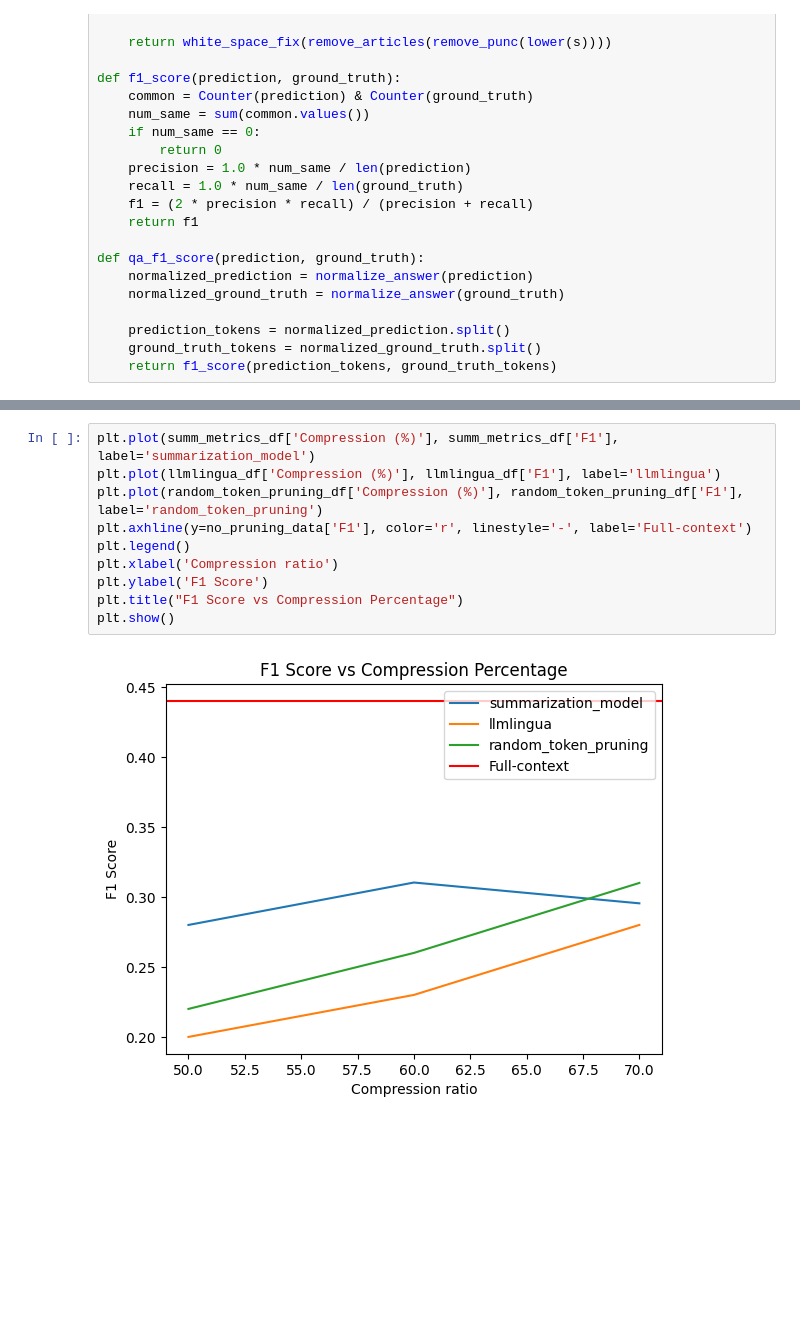
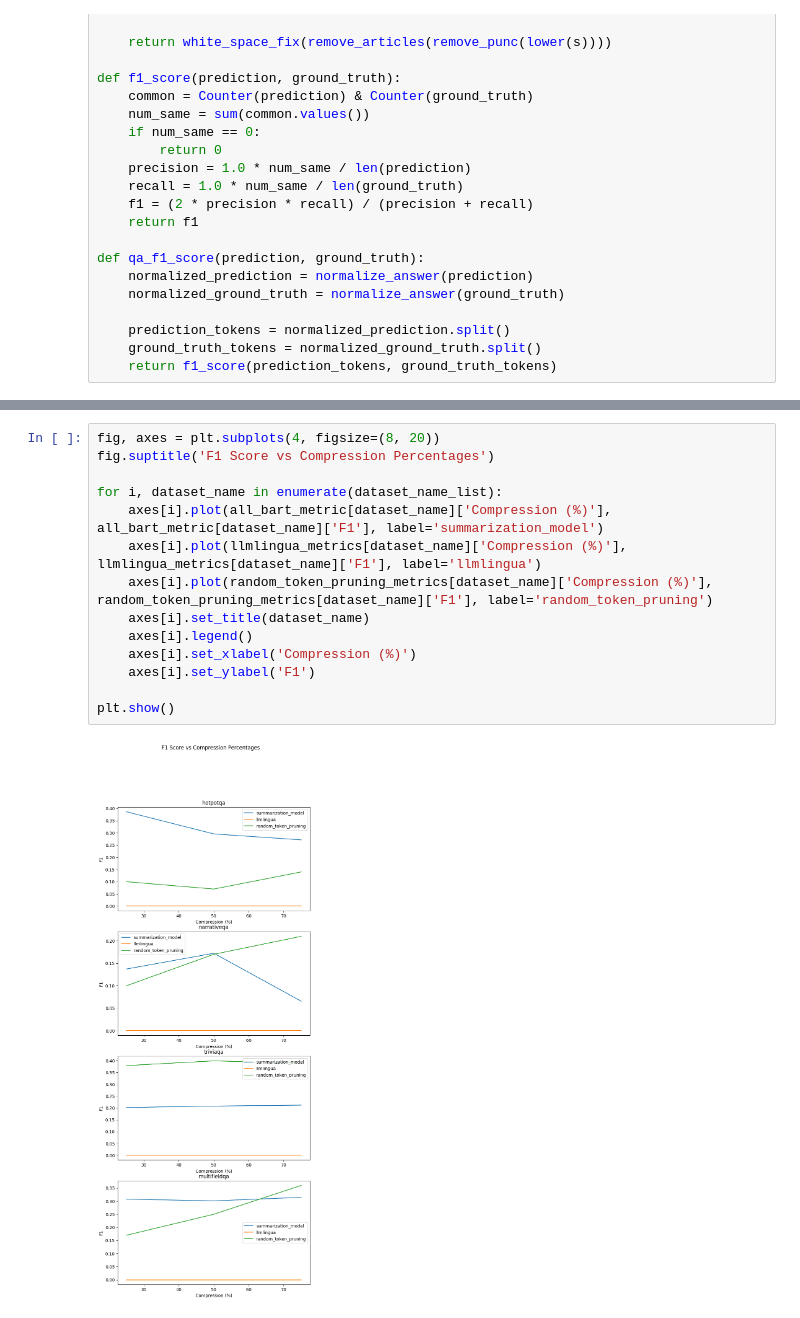
Before and after one commit to glitched-shadeslayer/KV-Cache-using-LLMLingua, a Jupyter notebook: comparing_metrics.ipynb, the cells around one changed output, grey strips where cells are left out. Cells and saved outputs as stored; diff of their text form; blank space fills up the shorter version.

```diff
--- a/comparing_metrics.ipynb
+++ b/comparing_metrics.ipynb
@@ -113,15 +182,19 @@ Random Token Pruning DataFrame:
 
 No Pruning Data:
 {'Compression (%)': 'Full Context', 'F1': 0.44, 'Latency (s)': 2.16, 'Peak Memory (MB)': 13264.43}
-# %%
-plt.plot(summ_metrics_df['Compression (%)'], summ_metrics_df['F1'], label='summarization_model')
-plt.plot(llmlingua_df['Compression (%)'], llmlingua_df['F1'], label='llmlingua')
-plt.plot(random_token_pruning_df['Compression (%)'], random_token_pruning_df['F1'], label='random_token_pruning')
-plt.axhline(y=no_pruning_data['F1'], color='r', linestyle='-', label='Full-context')
-plt.legend()
-plt.xlabel('Compression ratio')
-plt.ylabel('F1 Score')
-plt.title("F1 Score vs Compression Percentage")
-plt.show()
-# %% [output]
-[figure, removed]
+# %%
+fig, axes = plt.subplots(4, figsize=(8, 20))
+fig.suptitle('F1 Score vs Compression Percentages')
+
+for i, dataset_name in enumerate(dataset_name_list):
+    axes[i].plot(all_bart_metric[dataset_name]['Compression (%)'], all_bart_metric[dataset_name]['F1'], label='summarization_model')
+    axes[i].plot(llmlingua_metrics[dataset_name]['Compression (%)'], llmlingua_metrics[dataset_name]['F1'], label='llmlingua')
+    axes[i].plot(random_token_pruning_metrics[dataset_name]['Compression (%)'], random_token_pruning_metrics[dataset_name]['F1'], label='random_token_pruning')
+    axes[i].set_title(dataset_name)
+    axes[i].legend()
+    axes[i].set_xlabel('Compression (%)')
+    axes[i].set_ylabel('F1')
+
+plt.show()
+# %% [output]
+[figure, added]
```
Also changed, not shown: parts of 5 cells of this notebook, 26 other files.
